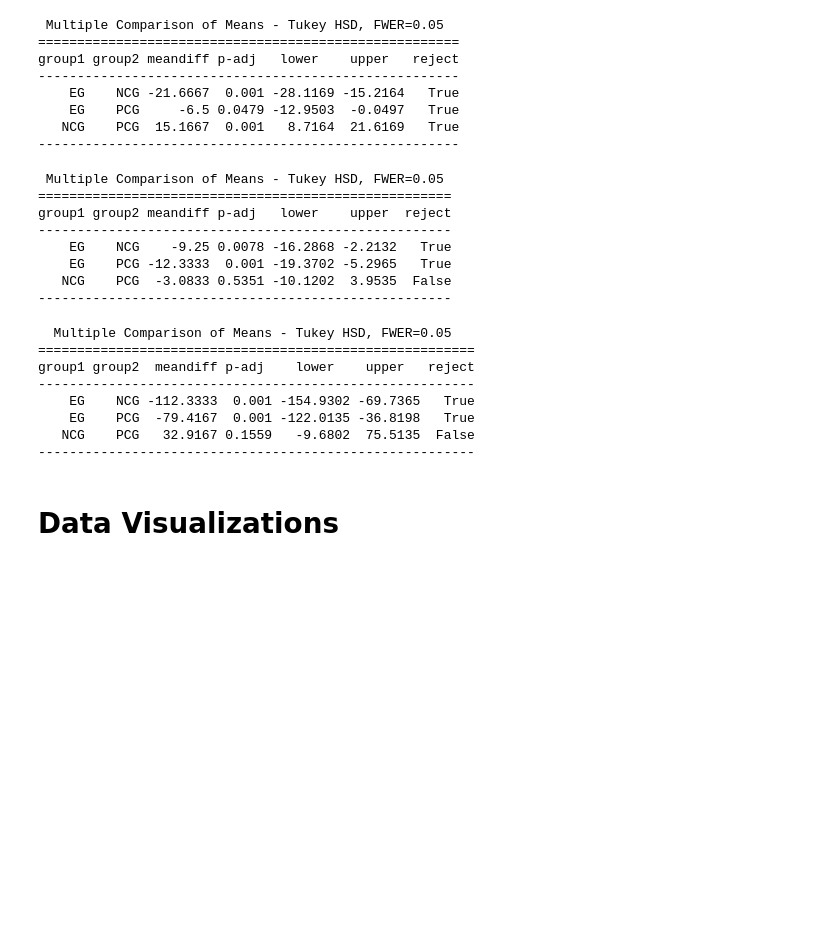
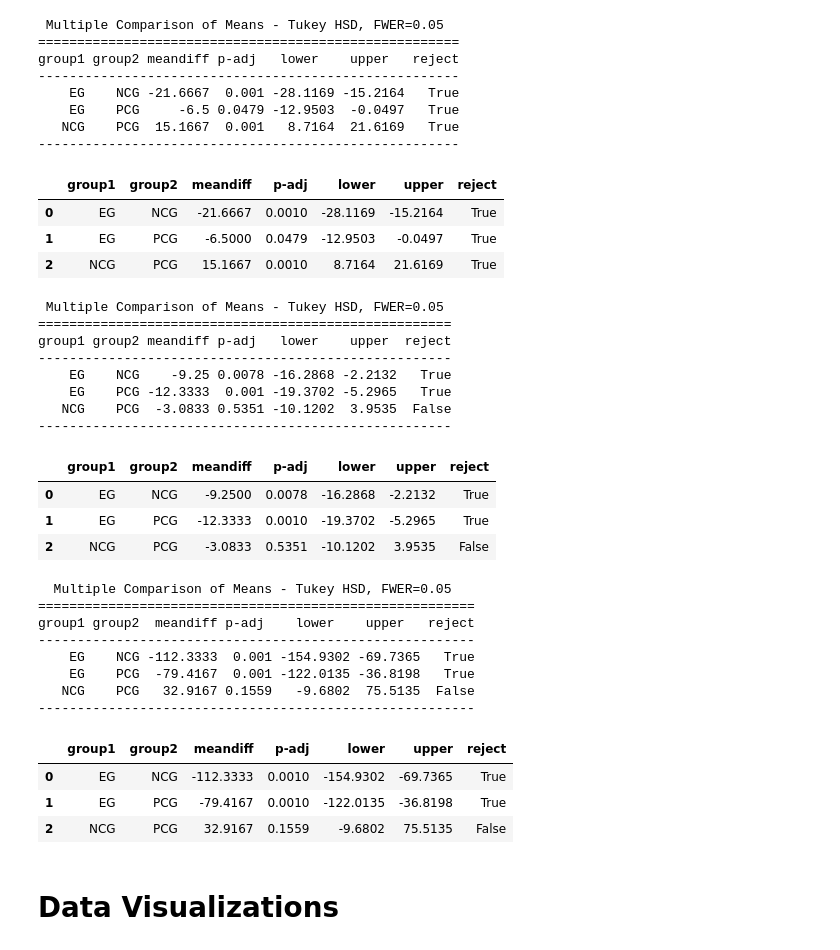
Before and after one commit to CSjianbel/African-Marigold-Analysis, a Jupyter notebook: African Marigold Data Analysis.ipynb, the cells around one changed output. Saved outputs shown, nothing was run; the diff lists cells and outputs as text; code cells hidden in the pictures; blank space fills up the shorter version.

```diff
--- a/African Marigold Data Analysis.ipynb
+++ b/African Marigold Data Analysis.ipynb
@@ -403,11 +424,18 @@ group1 group2 meandiff p-adj   lower    upper   reject
 # %%
 # Convert to data-frame
 height_thsd_df = pd.DataFrame(
     data=height_thsd._results_table.data[1:],
     columns=height_thsd._results_table.data[0]
 )
 # Save as csv
 height_thsd_df.to_csv("height_thsd.csv", index=False)
+# View Results
+height_thsd_df
+# %% [output]
+|  | group1 | group2 | meandiff | p-adj | lower | upper | reject |
+| 0 | EG | NCG | -21.6667 | 0.0010 | -28.1169 | -15.2164 | True |
+| 1 | EG | PCG | -6.5000 | 0.0479 | -12.9503 | -0.0497 | True |
+| 2 | NCG | PCG | 15.1667 | 0.0010 | 8.7164 | 21.6169 | True |
 # %%
 # Tukey’s Honest Significant Difference on No. of leaves
 no_leaves_thsd = statsmodels.stats.multicomp.MultiComparison(df["No. of leaves"], df["Treatment"])
@@ -430,6 +458,13 @@ no_leaves_thsd_df = pd.DataFrame(
 )
 # Save as csv
 no_leaves_thsd_df.to_csv("no_leaves_thsd.csv", index=False)
+# View Results
+no_leaves_thsd_df
+# %% [output]
+|  | group1 | group2 | meandiff | p-adj | lower | upper | reject |
+| 0 | EG | NCG | -9.2500 | 0.0078 | -16.2868 | -2.2132 | True |
+| 1 | EG | PCG | -12.3333 | 0.0010 | -19.3702 | -5.2965 | True |
+| 2 | NCG | PCG | -3.0833 | 0.5351 | -10.1202 | 3.9535 | False |
 # %%
 # Tukey’s Honest Significant Difference on No. of leaves
 total_leaves_thsd = statsmodels.stats.multicomp.MultiComparison(
@@ -455,6 +490,13 @@ no_leaves_thsd_df = pd.DataFrame(
 )
 # Save as csv
 no_leaves_thsd_df.to_csv("total_leaves_thsd.csv", index=False)
+# View Results
+no_leaves_thsd_df
+# %% [output]
+|  | group1 | group2 | meandiff | p-adj | lower | upper | reject |
+| 0 | EG | NCG | -112.3333 | 0.0010 | -154.9302 | -69.7365 | True |
+| 1 | EG | PCG | -79.4167 | 0.0010 | -122.0135 | -36.8198 | True |
+| 2 | NCG | PCG | 32.9167 | 0.1559 | -9.6802 | 75.5135 | False |
 # %% [markdown]
 # Data Visualizations
 # %%
```
Also changed, not shown: parts of 7 cells of this notebook, 2 other files.
